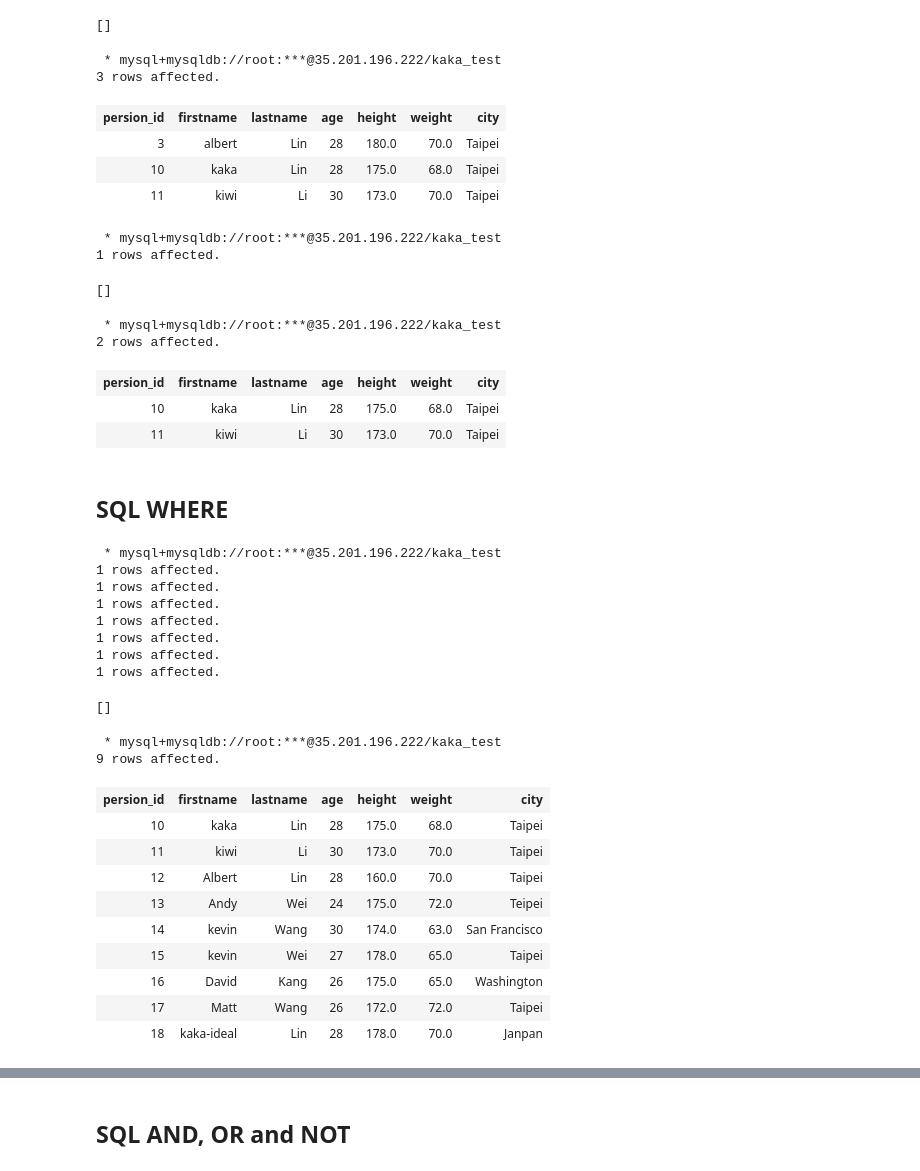
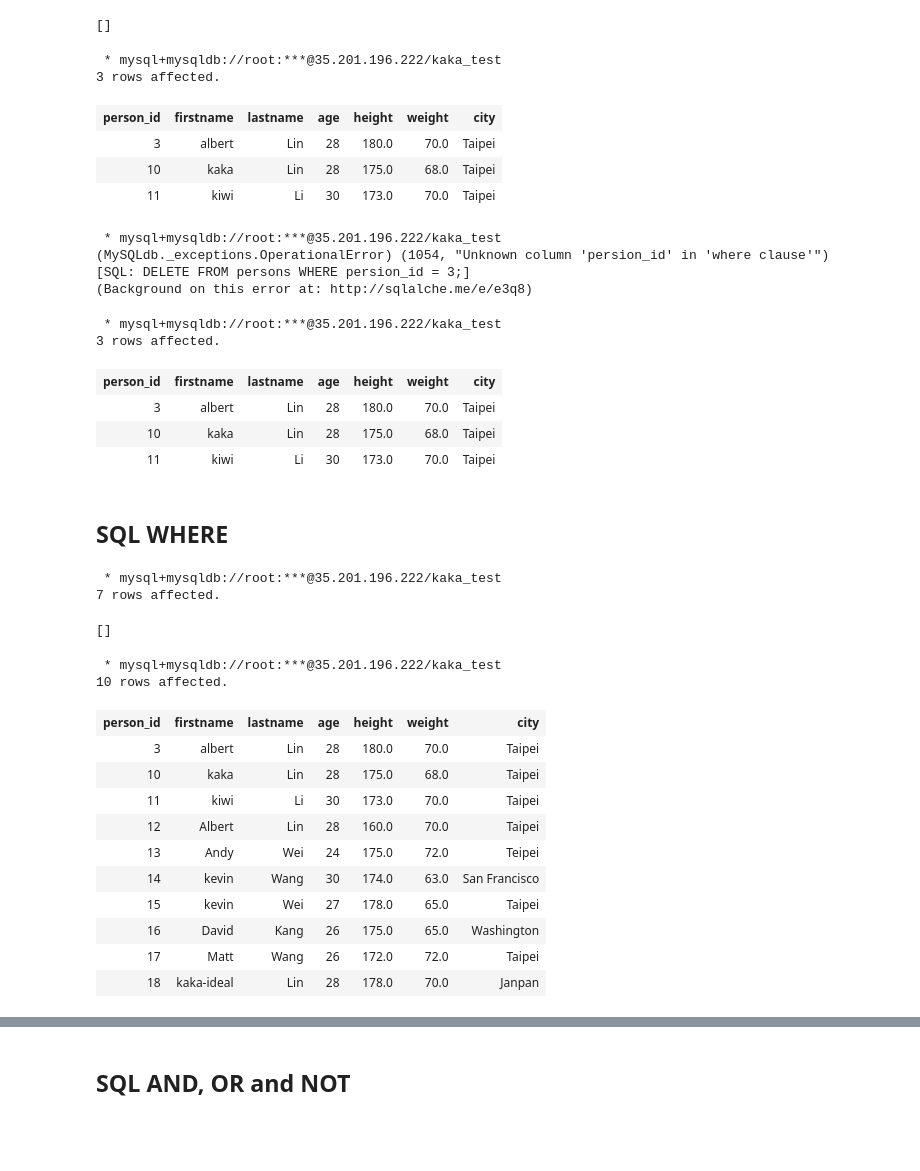
Before and after one commit to kaka-lin/Notes, a Jupyter notebook: DB/MySQL/mysql-basics.ipynb, the cells around one changed output, grey strips where cells are left out. Cells and saved outputs as stored; diff of their text form; code cells hidden in the pictures; blank space fills up the shorter version.

```diff
--- a/DB/MySQL/mysql-basics.ipynb
+++ b/DB/MySQL/mysql-basics.ipynb
@@ -154,33 +151,33 @@ INSERT INTO persions
 # %%
 %%sql
 
-SELECT *
-    FROM persions;
+SELECT * FROM persons;
 # %% [output]
  * mysql+mysqldb://root:***@35.201.196.222/kaka_test
 3 rows affected.
-| persion_id | firstname | lastname | age | height | weight | city |
+| person_id | firstname | lastname | age | height | weight | city |
 | 3 | albert | Lin | 28 | 180.0 | 70.0 | Taipei |
 | 10 | kaka | Lin | 28 | 175.0 | 68.0 | Taipei |
 | 11 | kiwi | Li | 30 | 173.0 | 70.0 | Taipei |
 # %%
 %%sql
 
-DELETE FROM persions
-    WHERE persion_id = 3;
+DELETE FROM persons
+WHERE persion_id = 3;
 # %% [output]
  * mysql+mysqldb://root:***@35.201.196.222/kaka_test
-1 rows affected.
+(MySQLdb._exceptions.OperationalError) (1054, "Unknown column 'persion_id' in 'where clause'")
+[SQL: DELETE FROM persons WHERE persion_id = 3;]
+(Background on this error at: http://sqlalche.me/e/e3q8)
-[]
 # %%
 %%sql
 
-SELECT *
-    FROM persions;
+SELECT * FROM persons;
 # %% [output]
  * mysql+mysqldb://root:***@35.201.196.222/kaka_test
-2 rows affected.
+3 rows affected.
-| persion_id | firstname | lastname | age | height | weight | city |
+| person_id | firstname | lastname | age | height | weight | city |
+| 3 | albert | Lin | 28 | 180.0 | 70.0 | Taipei |
 | 10 | kaka | Lin | 28 | 175.0 | 68.0 | Taipei |
 | 11 | kiwi | Li | 30 | 173.0 | 70.0 | Taipei |
 # %% [markdown]
@@ -188,39 +185,27 @@ SELECT *
 # %%
 %%sql
 
-INSERT INTO persions (firstname, lastname, age, height, weight, city)
-    VALUES('Albert','Lin', 28, 160, 70, 'Taipei');
-INSERT INTO persions (firstname, lastname, age, height, weight, city)
-    VALUES('Andy','Wei', 24, 175, 72, 'Teipei');
-INSERT INTO persions (firstname, lastname, age, height, weight, city)
-    VALUES('kevin','Wang', 30, 174, 63, 'San Francisco');
-INSERT INTO persions (firstname, lastname, age, height, weight, city)
-    VALUES('kevin','Wei', 27, 178, 65, 'Taipei');
-INSERT INTO persions (firstname, lastname, age, height, weight, city)
-    VALUES('David','Kang', 26, 175, 65, 'Washington');
-INSERT INTO persions (firstname, lastname, age, height, weight, city)
-    VALUES('Matt','Wang', 26, 172, 72, 'Taipei');
-INSERT INTO persions (firstname, lastname, age, height, weight, city)
-    VALUES('kaka-ideal','Lin', 28, 178, 70, 'Janpan');
+INSERT INTO persons (firstname, lastname, age, height, weight, city)
+VALUES ('Albert', 'Lin', 28, 160, 70, 'Taipei'),
+       ('Andy', 'Wei', 24, 175, 72, 'Teipei'),
+       ('kevin', 'Wang', 30, 174, 63, 'San Francisco'),
+       ('kevin', 'Wei', 27, 178, 65, 'Taipei'),
+       ('David', 'Kang', 26, 175, 65, 'Washington'),
+       ('Matt', 'Wang', 26, 172, 72, 'Taipei'),
+       ('kaka-ideal', 'Lin', 28, 178, 70, 'Janpan');
 # %% [output]
  * mysql+mysqldb://root:***@35.201.196.222/kaka_test
-1 rows affected.
-1 rows affected.
-1 rows affected.
-1 rows affected.
-1 rows affected.
-1 rows affected.
-1 rows affected.
+7 rows affected.
 []
 # %%
 %%sql
 
-SELECT *
-    FROM persions
+SELECT * FROM persons
 # %% [output]
  * mysql+mysqldb://root:***@35.201.196.222/kaka_test
-9 rows affected.
+10 rows affected.
-| persion_id | firstname | lastname | age | height | weight | city |
+| person_id | firstname | lastname | age | height | weight | city |
+| 3 | albert | Lin | 28 | 180.0 | 70.0 | Taipei |
 | 10 | kaka | Lin | 28 | 175.0 | 68.0 | Taipei |
 | 11 | kiwi | Li | 30 | 173.0 | 70.0 | Taipei |
 | 12 | Albert | Lin | 28 | 160.0 | 70.0 | Taipei |
```
Also changed, not shown: parts of 17 cells of this notebook, 2 other files.
